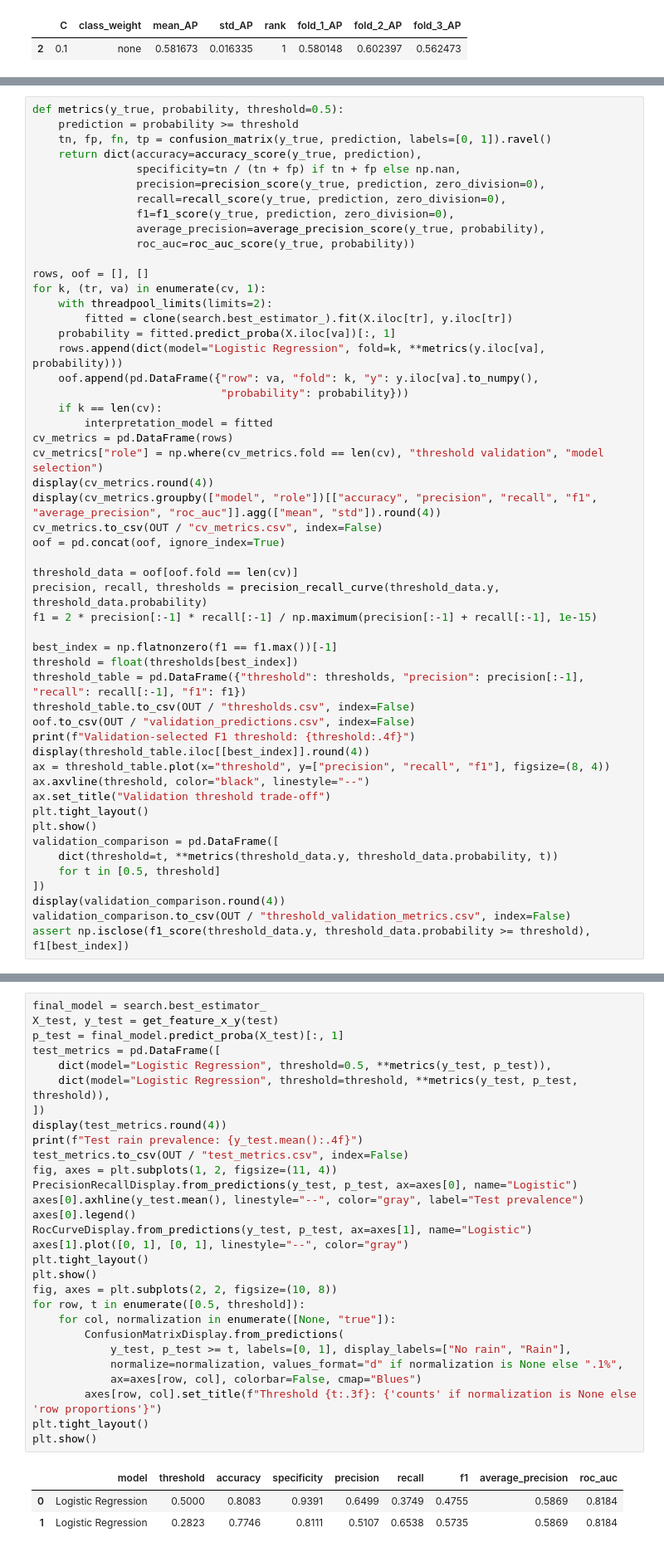
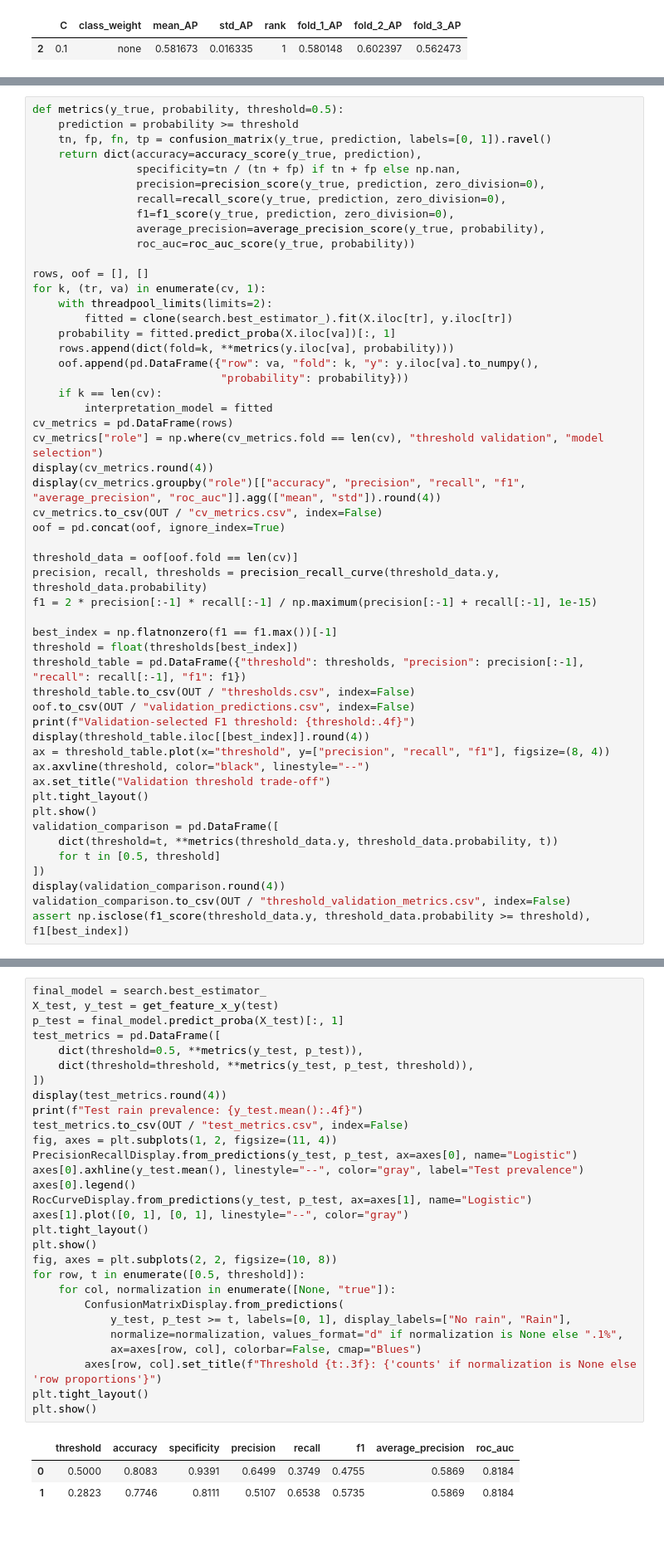
Before and after one commit to khorunzhaviktoriia/ml_mini_project, a Jupyter notebook: models/LogisticRegression.ipynb, the cells around one changed output, grey strips where cells are left out. Shown at 83% size. Cells and saved outputs as stored; diff of their text form.

```diff
--- a/models/LogisticRegression.ipynb
+++ b/models/LogisticRegression.ipynb
@@ -175,7 +177,7 @@ for k, (tr, va) in enumerate(cv, 1):
     with threadpool_limits(limits=2):
         fitted = clone(search.best_estimator_).fit(X.iloc[tr], y.iloc[tr])
     probability = fitted.predict_proba(X.iloc[va])[:, 1]
-    rows.append(dict(model="Logistic Regression", fold=k, **metrics(y.iloc[va], probability)))
+    rows.append(dict(fold=k, **metrics(y.iloc[va], probability)))
     oof.append(pd.DataFrame({"row": va, "fold": k, "y": y.iloc[va].to_numpy(),
                              "probability": probability}))
     if k == len(cv):
@@ -183,7 +185,7 @@ for k, (tr, va) in enumerate(cv, 1):
 cv_metrics = pd.DataFrame(rows)
 cv_metrics["role"] = np.where(cv_metrics.fold == len(cv), "threshold validation", "model selection")
 display(cv_metrics.round(4))
-display(cv_metrics.groupby(["model", "role"])[["accuracy", "precision", "recall", "f1", "average_precision", "roc_auc"]].agg(["mean", "std"]).round(4))
+display(cv_metrics.groupby("role")[["accuracy", "precision", "recall", "f1", "average_precision", "roc_auc"]].agg(["mean", "std"]).round(4))
 cv_metrics.to_csv(OUT / "cv_metrics.csv", index=False)
 oof = pd.concat(oof, ignore_index=True)
 
@@ -235,36 +237,36 @@ We compare the chosen threshold with 0.50. F1 balances precision and recall. AP
 # %%
 final_model = search.best_estimator_
 X_test, y_test = get_feature_x_y(test)
 p_test = final_model.predict_proba(X_test)[:, 1]
 test_metrics = pd.DataFrame([
-    dict(model="Logistic Regression", threshold=0.5, **metrics(y_test, p_test)),
-    dict(model="Logistic Regression", threshold=threshold, **metrics(y_test, p_test, threshold)),
+    dict(threshold=0.5, **metrics(y_test, p_test)),
+    dict(threshold=threshold, **metrics(y_test, p_test, threshold)),
 ])
 display(test_metrics.round(4))
 print(f"Test rain prevalence: {y_test.mean():.4f}")
 test_metrics.to_csv(OUT / "test_metrics.csv", index=False)
 fig, axes = plt.subplots(1, 2, figsize=(11, 4))
 PrecisionRecallDisplay.from_predictions(y_test, p_test, ax=axes[0], name="Logistic")
 axes[0].axhline(y_test.mean(), linestyle="--", color="gray", label="Test prevalence")
 axes[0].legend()
 RocCurveDisplay.from_predictions(y_test, p_test, ax=axes[1], name="Logistic")
 axes[1].plot([0, 1], [0, 1], linestyle="--", color="gray")
 plt.tight_layout()
 plt.show()
 fig, axes = plt.subplots(2, 2, figsize=(10, 8))
 for row, t in enumerate([0.5, threshold]):
     for col, normalization in enumerate([None, "true"]):
         ConfusionMatrixDisplay.from_predictions(
             y_test, p_test >= t, labels=[0, 1], display_labels=["No rain", "Rain"],
             normalize=normalization, values_format="d" if normalization is None else ".1%",
             ax=axes[row, col], colorbar=False, cmap="Blues")
         axes[row, col].set_title(f"Threshold {t:.3f}: {'counts' if normalization is None else 'row proportions'}")
 plt.tight_layout()
 plt.show()
 # %% [output]
-|  | model | threshold | accuracy | specificity | precision | recall | f1 | average_precision | roc_auc |
-| 0 | Logistic Regression | 0.5000 | 0.8083 | 0.9391 | 0.6499 | 0.3749 | 0.4755 | 0.5869 | 0.8184 |
-| 1 | Logistic Regression | 0.2823 | 0.7746 | 0.8111 | 0.5107 | 0.6538 | 0.5735 | 0.5869 | 0.8184 |
+|  | threshold | accuracy | specificity | precision | recall | f1 | average_precision | roc_auc |
+| 0 | 0.5000 | 0.8083 | 0.9391 | 0.6499 | 0.3749 | 0.4755 | 0.5869 | 0.8184 |
+| 1 | 0.2823 | 0.7746 | 0.8111 | 0.5107 | 0.6538 | 0.5735 | 0.5869 | 0.8184 |
 Test rain prevalence: 0.2317
 [figure]
 [figure]
```
Also changed, not shown: parts of 16 cells of this notebook, 2 other files.
